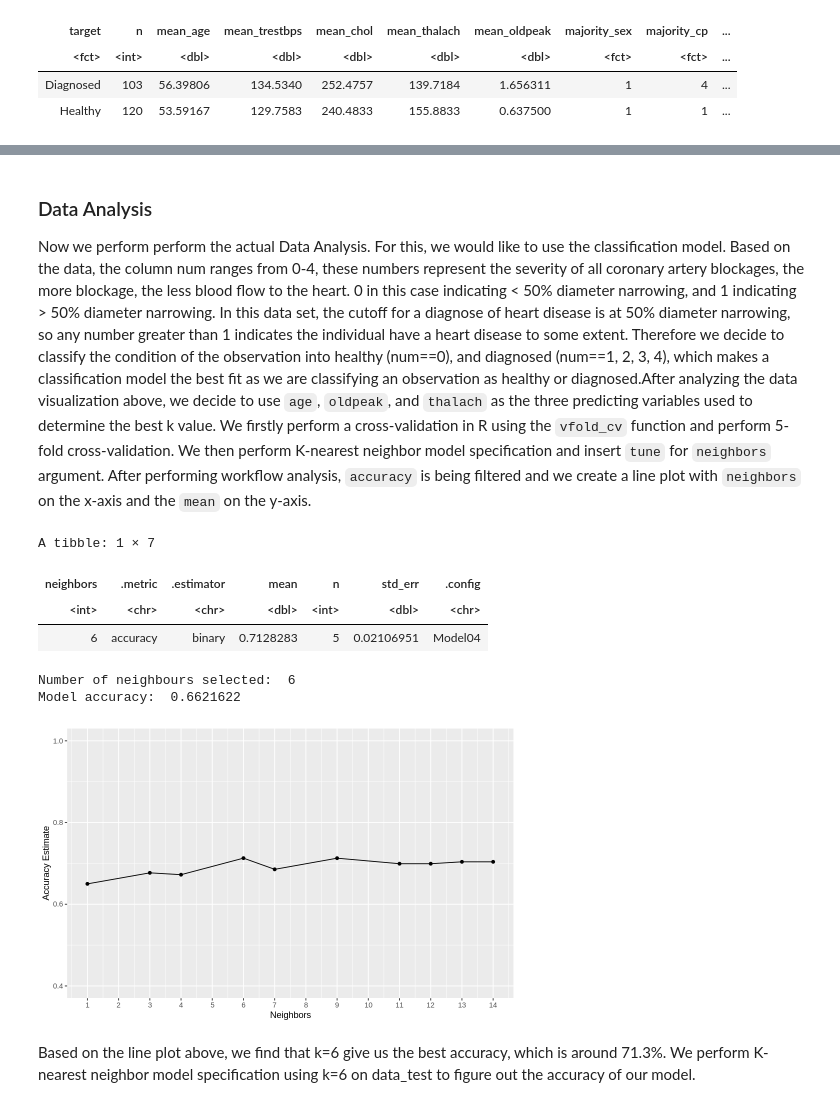
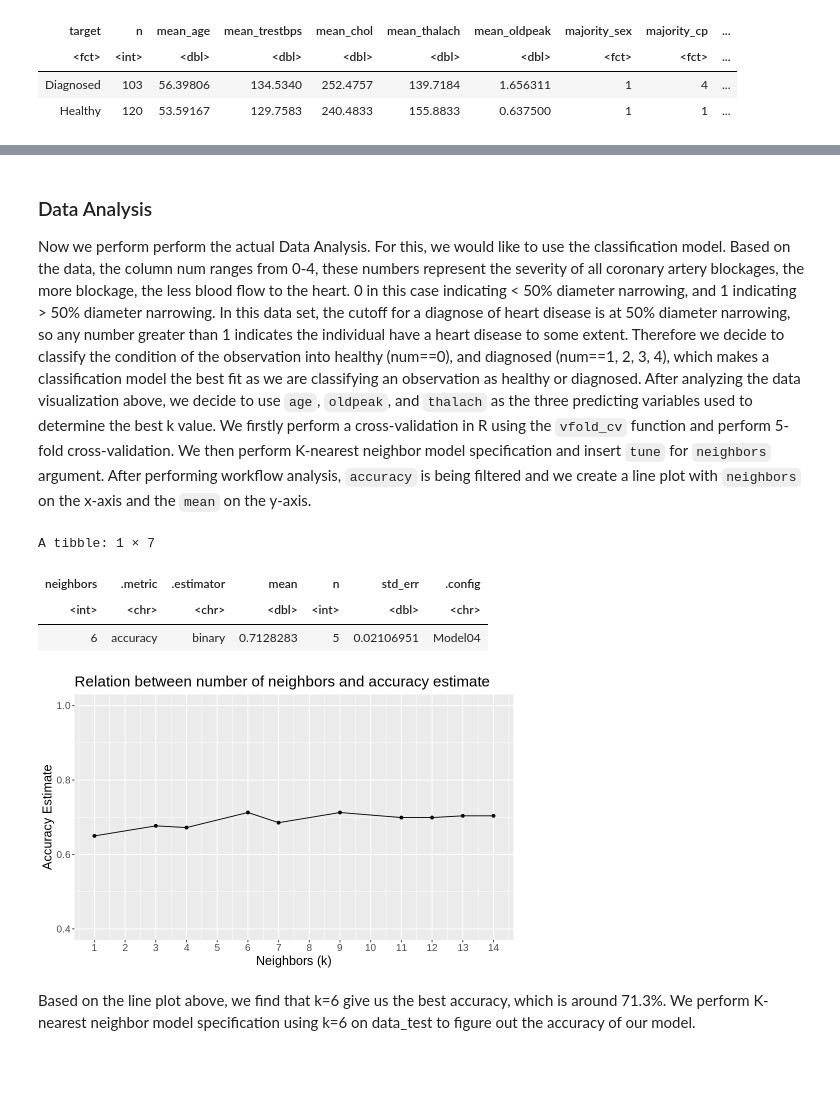
Before and after one commit to karrious/dsci-group-project-8, a Jupyter notebook: final_group_project.ipynb, the cells around one changed output, grey strips where cells are left out. Cells and saved outputs as stored; diff of their text form; code cells hidden in the pictures; blank space fills up the shorter version.

```diff
--- a/final_group_project.ipynb
+++ b/final_group_project.ipynb
@@ -346,76 +375,54 @@ A matrix: 4 × 4 of type dbl
 # %% [markdown]
 ### Data Analysis
 
-Now we perform perform the actual Data Analysis. For this, we would like to use the classification model. Based on the data, the column num ranges from 0-4, these numbers represent the severity of all coronary artery blockages, the more blockage, the less blood flow to the heart. 0 in this case indicating < 50% diameter narrowing, and 1 indicating > 50% diameter narrowing. In this data set, the cutoff for a diagnose of heart disease is at 50% diameter narrowing, so any number greater than 1 indicates the individual have a heart disease to some extent. Therefore we decide to classify the condition of the observation into healthy (num==0), and diagnosed (num==1, 2, 3, 4), which makes a classification model the best fit as we are classifying an observation as healthy or diagnosed.After analyzing the data visualization above, we decide to use `age`, `oldpeak`, and `thalach` as  the three predicting variables used to determine the best k value. We firstly perform a cross-validation in R using the `vfold_cv` function and perform 5-fold cross-validation. We then perform K-nearest neighbor model specification and insert `tune` for `neighbors` argument. After performing workflow analysis, `accuracy` is being filtered and we create a line plot  with `neighbors` on the x-axis and the `mean` on the y-axis.
+Now we perform perform the actual Data Analysis. For this, we would like to use the classification model. Based on the data, the column num ranges from 0-4, these numbers represent the severity of all coronary artery blockages, the more blockage, the less blood flow to the heart. 0 in this case indicating < 50% diameter narrowing, and 1 indicating > 50% diameter narrowing. In this data set, the cutoff for a diagnose of heart disease is at 50% diameter narrowing, so any number greater than 1 indicates the individual have a heart disease to some extent. Therefore we decide to classify the condition of the observation into healthy (num==0), and diagnosed (num==1, 2, 3, 4), which makes a classification model the best fit as we are classifying an observation as healthy or diagnosed. After analyzing the data visualization above, we decide to use `age`, `oldpeak`, and `thalach` as  the three predicting variables used to determine the best k value. We firstly perform a cross-validation in R using the `vfold_cv` function and perform 5-fold cross-validation. We then perform K-nearest neighbor model specification and insert `tune` for `neighbors` argument. After performing workflow analysis, `accuracy` is being filtered and we create a line plot  with `neighbors` on the x-axis and the `mean` on the y-axis.
 # %%
-# Set the seed
+## Set the seed for reproducibility
 set.seed(9999)
 
-# your code here
+## create a recipe for the model indicating the variables used to predict target and the data to train
 recipe <- recipe(target ~ age + oldpeak + thalach, data = data_train)
+
+## create the cross validation folds
 vfold <- vfold_cv(data_train, v = 5, strata = target)
 
+## create a model specification for our cross validation analysis
 knn_tune <- nearest_neighbor(weight_func = "rectangular", neighbors = tune()) %>%
        set_engine("kknn") %>%
        set_mode("classification")
 
+## create the workflow with the recipe, the model specification and create the cross validation folds from it
 knn_results <- workflow() %>%
        add_recipe(recipe) %>%
        add_model(knn_tune) %>%
        tune_grid(resamples = vfold, grid = 10) %>%
        collect_metrics()
 
+## get the accuracies for every fold
 accuracies <- knn_results %>%
        filter(.metric == "accuracy")
 
-
-max_accurcy<- accuracies %>% filter(mean == max(mean))
+## get the row corresponding to the highest achieved accuracy throghout the folds
+max_accurcy <- accuracies %>% filter(mean == max(mean))
 max_accurcy
 
-
+## create a plot to see how the accuracy relates to the number of neighbors throughut the folds
 cross_val_plot <- ggplot(accuracies, aes(x = neighbors, y = mean))+
        geom_point() +
        geom_line() +
-       labs(x = "Neighbors", y = "Accuracy Estimate") +
+       labs(x = "Neighbors (k)", y = "Accuracy Estimate") +
        scale_x_continuous(breaks = seq(0, 14, by = 1)) +  # adjusting the x-axis
-       scale_y_continuous(limits = c(0.4, 1.0)) # adjusting the y-axis
+       scale_y_continuous(limits = c(0.4, 1.0)) + # adjusting the y-axis
+       ggtitle("Relation between number of neighbors and accuracy estimate") +
+       theme(text = element_text(size = 15))
 
 cross_val_plot
-
-k_min <- accuracies %>%
-       arrange(desc(mean)) %>%
-       slice(1) %>%
-       pull(neighbors)
-
-# build model with thebest k
-model_best_spec <- nearest_neighbor(weight_func = "rectangular", neighbors = k_min) %>%
-          set_engine("kknn") %>%
-          set_mode("classification")
-
-model_best_fit <- workflow() %>%
-          add_recipe(recipe) %>%
-          add_model(model_best_spec) %>%
-          fit(data = data_train)
-
-knn_accuracy <- model_best_fit %>%
-            predict(data_test) %>%
-            bind_cols(data_test) %>%
-            metrics(truth = target, estimate = .pred_class) %>%
-            filter(.metric == "accuracy") %>%
-            select(.estimate) %>%
-            pull()
-
-cat("Number of neighbours selected: ", k_min)
-cat("\n")
-cat("Model accuracy: ", knn_accuracy)
 # %% [output]
 A tibble: 1 × 7
 | neighbors | .metric | .estimator | mean | n | std_err | .config |
 | <int> | <chr> | <chr> | <dbl> | <int> | <dbl> | <chr> |
 | 6 | accuracy | binary | 0.7128283 | 5 | 0.02106951 | Model04 |
-Number of neighbours selected:  6
-Model accuracy:  0.6621622
-[figure, old version]
+[figure, new version]
 # %% [markdown]
 Based on the line plot above, we find that k=6 give us the best accuracy, which is around 71.3%. We perform K-nearest neighbor model specification using k=6 on data_test to figure out the accuracy of our model.
 # %%
```
Also changed, not shown: parts of 20 cells of this notebook.
